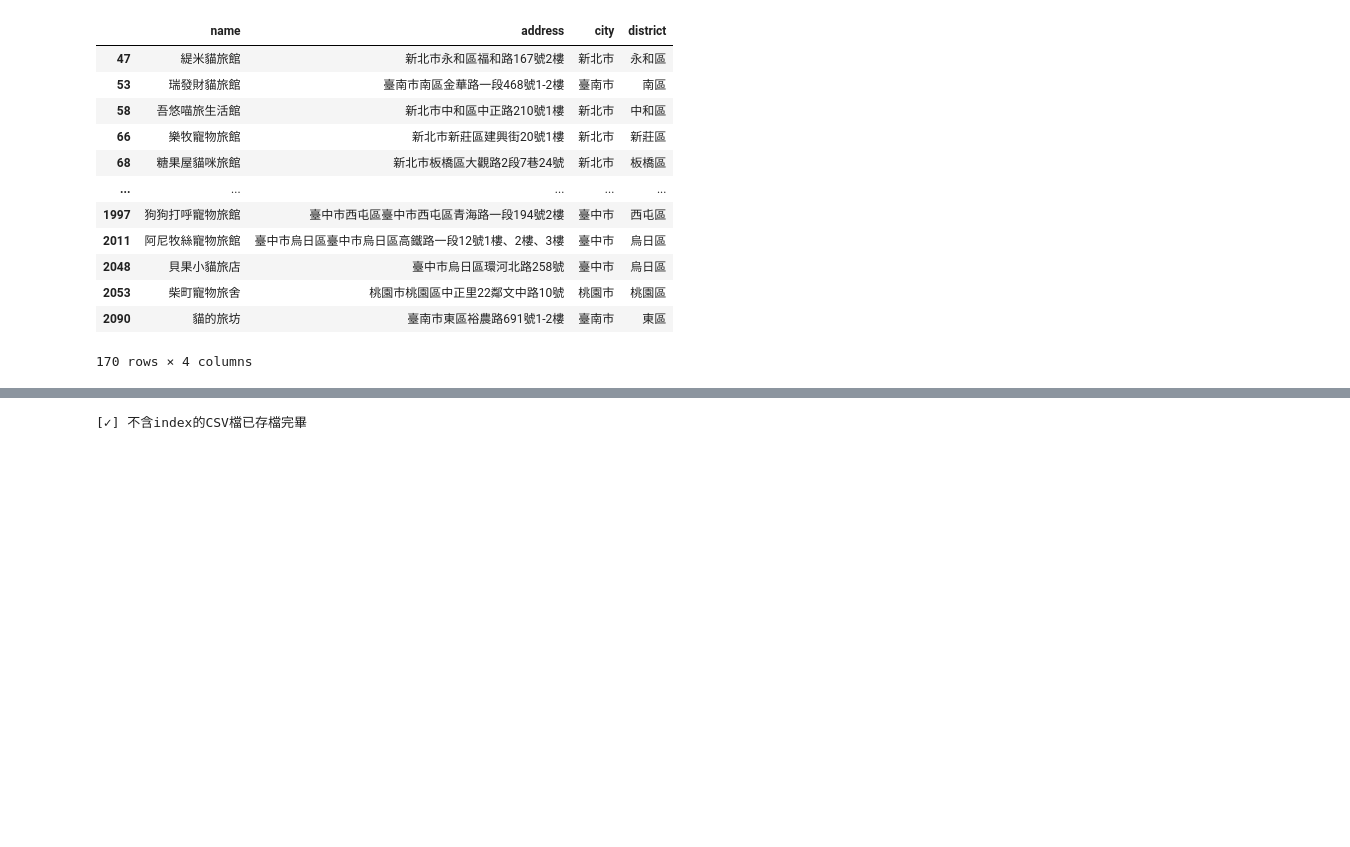
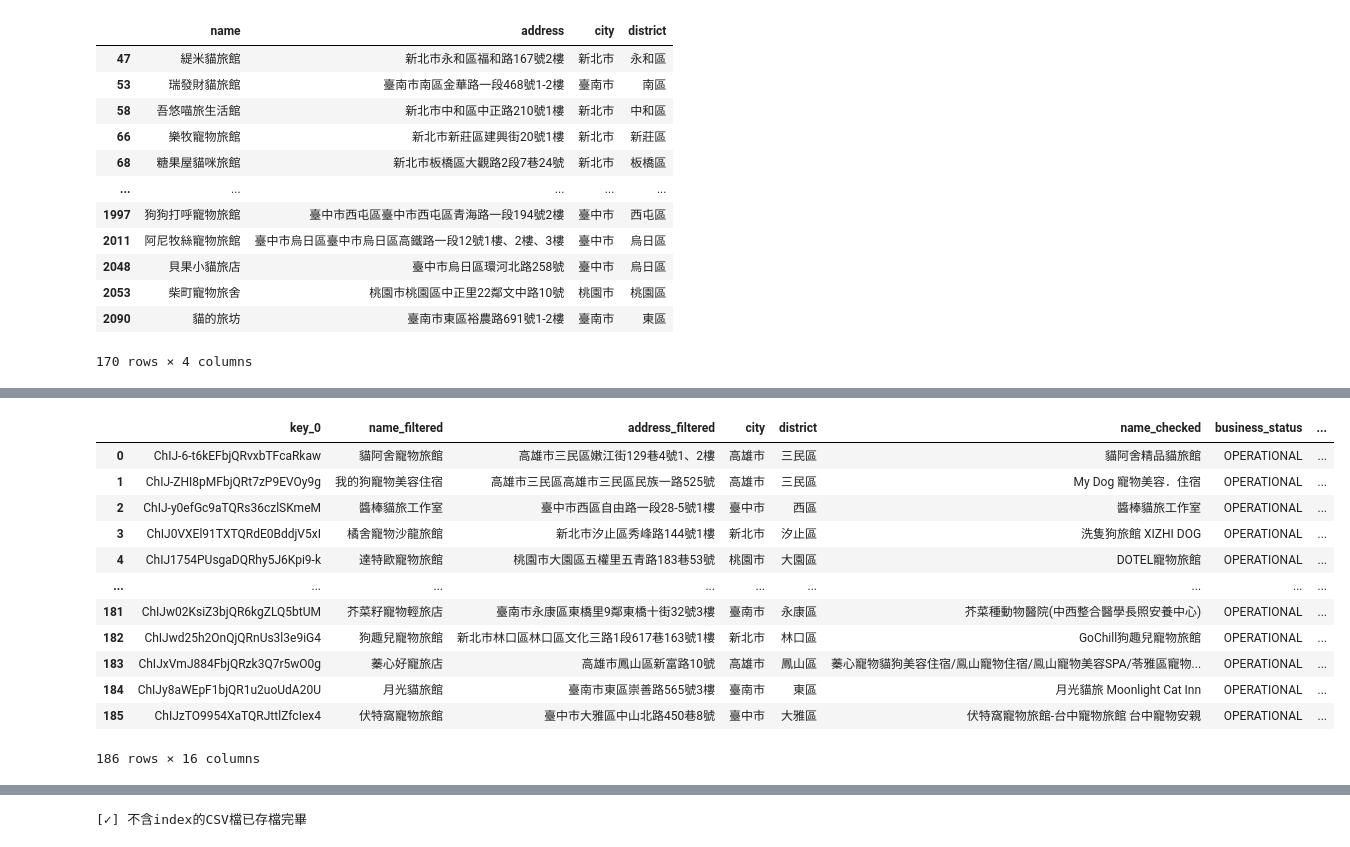
Before and after one commit to refinism-B/TJR103-Group-1-Project, a Jupyter notebook: code/2_arthur/notebook/pet_hotel_etl.ipynb, the cells around one changed output, grey strips where cells are left out. Drawn from its saved outputs; the diff is of its cells as text; code cells hidden in the pictures; blank space fills up the shorter version.

```diff
--- a/code/2_arthur/notebook/pet_hotel_etl.ipynb
+++ b/code/2_arthur/notebook/pet_hotel_etl.ipynb
@@ -168,3 +169,10 @@ for i, (idx, row) in enumerate(df_filtered.iterrows()):
 df_filtered["place_id"] = np.nan
 df_filtered.loc[:, "place_id"] = result
 df_filtered
+# %%
+# 透過place_id找到詳細資料
+result = []
+for _, row in df_filtered.iterrows():
+    result.append(gm.gmap_info(row["name"], API_KEY, row["place_id"]))
+df_checked = pd.DataFrame(result)
+df_checked
@@ -171,3 +193,27 @@ df_filtered
+# %%
+df_merged = df_filtered.merge(
+    df_checked,
+    how="outer",
+    left_on=df_filtered["place_id"],
+    right_on=df_checked["place_id"],
+    suffixes=["_filtered", "_checked"]
+)
+df_merged = df_merged.drop(columns=["place_id_filtered", "place_id_checked"])
+df_merged
+# %% [output]
+|  | key_0 | name_filtered | address_filtered | city | district | name_checked | business_status | ... |
+| 0 | ChIJ-6-t6kEFbjQRvxbTFcaRkaw | 貓阿舍寵物旅館 | 高雄市三民區嫩江街129巷4號1、2樓 | 高雄市 | 三民區 | 貓阿舍精品貓旅館 | OPERATIONAL | ... |
+| 1 | ChIJ-ZHI8pMFbjQRt7zP9EVOy9g | 我的狗寵物美容住宿 | 高雄市三民區高雄市三民區民族一路525號 | 高雄市 | 三民區 | My Dog 寵物美容．住宿 | OPERATIONAL | ... |
+| 2 | ChIJ-y0efGc9aTQRs36czlSKmeM | 醬棒貓旅工作室 | 臺中市西區自由路一段28-5號1樓 | 臺中市 | 西區 | 醬棒貓旅工作室 | OPERATIONAL | ... |
+| 3 | ChIJ0VXEl91TXTQRdE0BddjV5xI | 橘舍寵物沙龍旅館 | 新北市汐止區秀峰路144號1樓 | 新北市 | 汐止區 | 洗隻狗旅館 XIZHI DOG | OPERATIONAL | ... |
+| 4 | ChIJ1754PUsgaDQRhy5J6Kpi9-k | 達特歐寵物旅館 | 桃園市大園區五權里五青路183巷53號 | 桃園市 | 大園區 | DOTEL寵物旅館 | OPERATIONAL | ... |
+| ... | ... | ... | ... | ... | ... | ... | ... | ... |
+| 181 | ChIJw02KsiZ3bjQR6kgZLQ5btUM | 芥菜籽寵物輕旅店 | 臺南市永康區東橋里9鄰東橋十街32號3樓 | 臺南市 | 永康區 | 芥菜種動物醫院(中西整合醫學長照安養中心) | OPERATIONAL | ... |
+| 182 | ChIJwd25h2OnQjQRnUs3l3e9iG4 | 狗趣兒寵物旅館 | 新北市林口區林口區文化三路1段617巷163號1樓 | 新北市 | 林口區 | GoChill狗趣兒寵物旅館 | OPERATIONAL | ... |
+| 183 | ChIJxVmJ884FbjQRzk3Q7r5wO0g | 蓁心好寵旅店 | 高雄市鳳山區新富路10號 | 高雄市 | 鳳山區 | 蓁心寵物貓狗美容住宿/鳯山寵物住宿/鳯山寵物美容SPA/苓雅區寵物... | OPERATIONAL | ... |
+| 184 | ChIJy8aWEpF1bjQR1u2uoUdA20U | 月光貓旅館 | 臺南市東區崇善路565號3樓 | 臺南市 | 東區 | 月光貓旅 Moonlight Cat Inn | OPERATIONAL | ... |
+| 185 | ChIJzTO9954XaTQRJttlZfcIex4 | 伏特窩寵物旅館 | 臺中市大雅區中山北路450巷8號 | 臺中市 | 大雅區 | 伏特窩寵物旅館-台中寵物旅館 台中寵物安親 | OPERATIONAL | ... |
+186 rows × 16 columns
 # %%
 # 檢查是否有空值
 df_filtered.isna().any()
```
Also changed, not shown: parts of 4 cells of this notebook, 2 other files.
